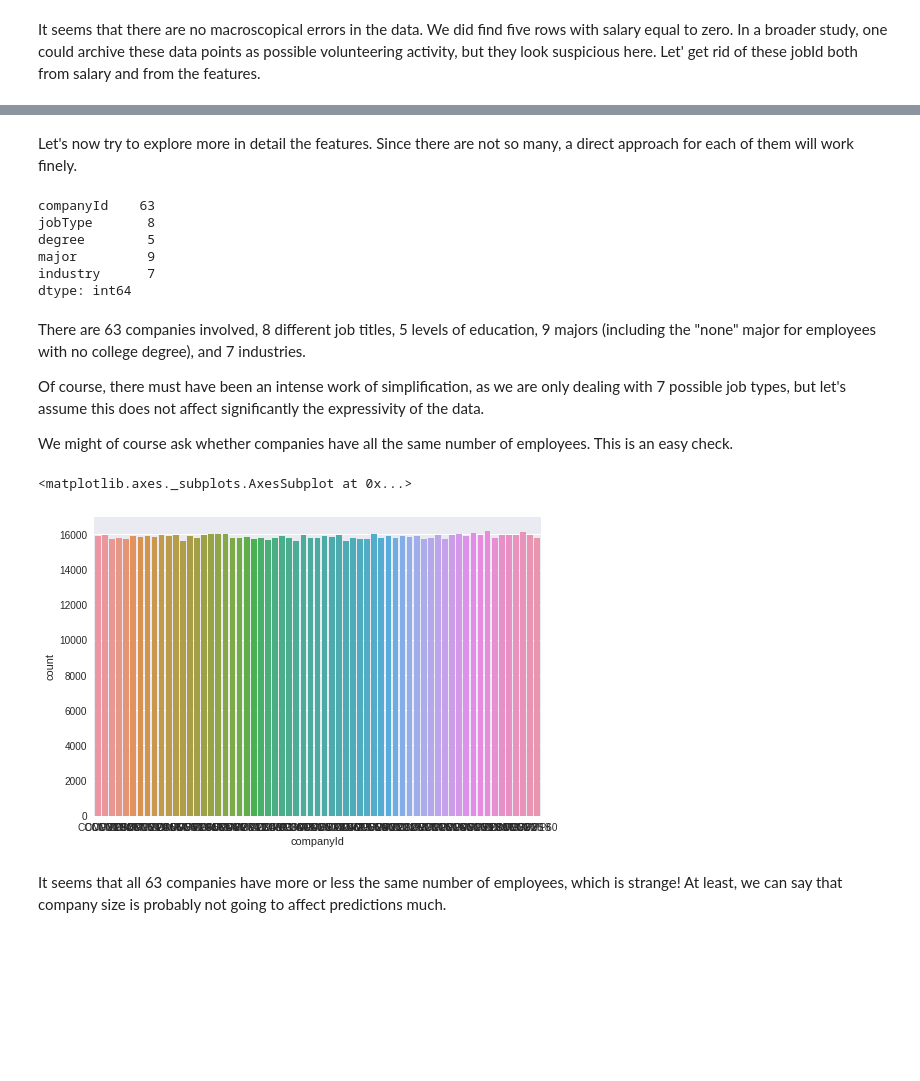
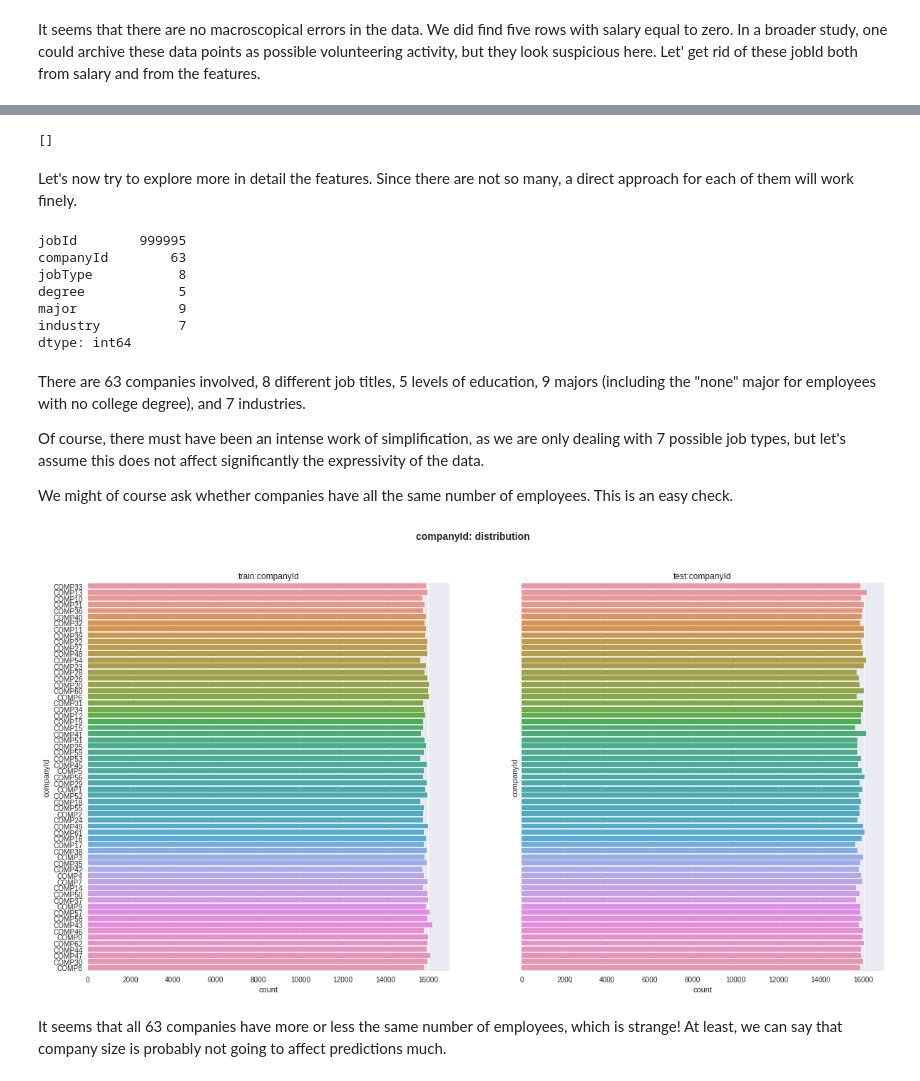
Before and after one commit to liapunov/HRdata, a Jupyter notebook: HRdataNotebook.ipynb, the cells around one changed output, grey strips where cells are left out. Drawn from its saved outputs; the diff is of its cells as text; code cells hidden in the pictures; blank space fills up the shorter version.

```diff
--- a/HRdataNotebook.ipynb
+++ b/HRdataNotebook.ipynb
@@ -220,14 +247,21 @@ print(train_salaries[train_salaries.salary <= 0].values)
+# %%
+hr_data.train = hr_data.train[hr_data.train.salary > 0]
+
+print(hr_data.train[hr_data.train.salary <= 0].values)
+# %% [output]
+[]
 # %% [markdown]
 Let's now try to explore more in detail the features. Since there are not so many, a direct approach for each of them will work finely.
 # %%
 # How many unique values for each categorial feature?
-test_feat[["companyId", "jobType", "degree", "major", "industry"]].nunique()
+hr_data.train[hr_data.categoricals].nunique()
 # %% [output]
-companyId    63
-jobType       8
-degree        5
-major         9
-industry      7
+jobId        999995
+companyId        63
+jobType           8
+degree            5
+major             9
+industry          7
 dtype: int64
 # %% [markdown]
 There are 63 companies involved, 8 different job titles, 5 levels of education, 9 majors (including the "none" major for employees with no college degree), and 7 industries.
@@ -235,10 +269,9 @@ There are 63 companies involved, 8 different job titles, 5 levels of education,
 Of course, there must have been an intense work of simplification, as we are only dealing with 7 possible job types, but let's assume this does not affect significantly the expressivity of the data.
 
 We might of course ask whether companies have all the same number of employees. This is an easy check.
-# %%
-sb.countplot(train_feat.companyId)
-# %% [output]
-<matplotlib.axes._subplots.AxesSubplot at 0x...>
-[figure, removed]
+# %%
+hr_data.plot_variable("companyId")
+# %% [output]
+[figure, added]
 # %% [markdown]
 It seems that all 63 companies have more or less the same number of employees, which is strange! At least, we can say that company size is probably not going to affect predictions much.
```
Also changed, not shown: parts of 29 cells of this notebook.
